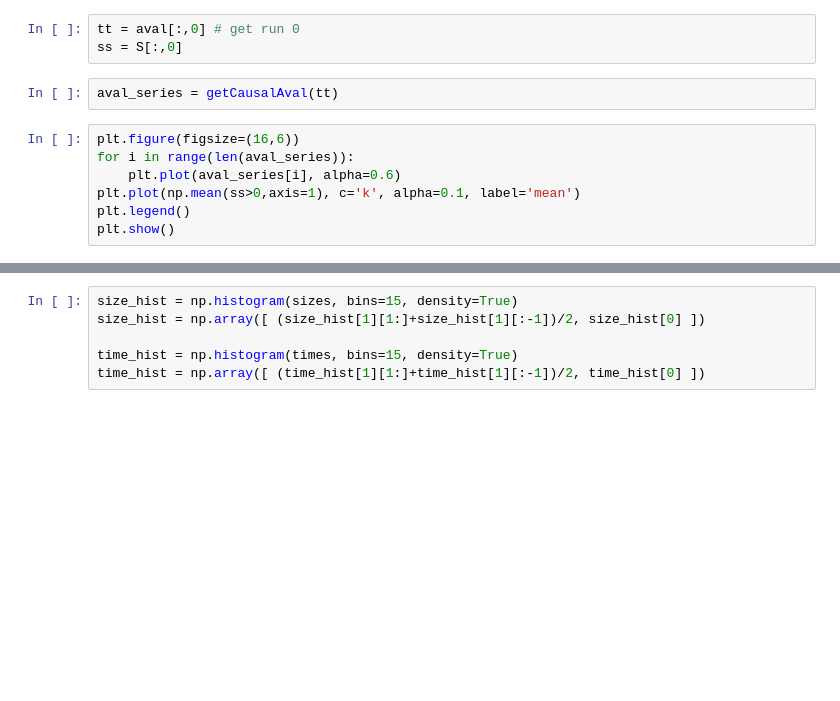
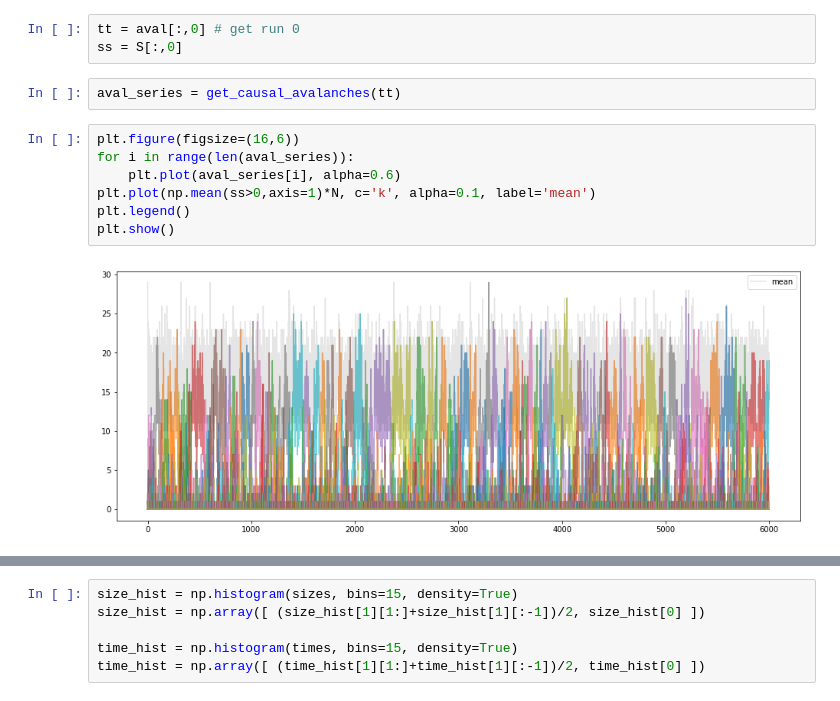
Before and after one commit to gbarzon/HTC_Mesoscopic_Brain, a Jupyter notebook: Avalanches.ipynb, the cells around one changed output, grey strips where cells are left out. Cells and saved outputs as stored; diff of their text form; blank space fills up the shorter version.

Commit message:
Fixed pdf aval center

```diff
--- a/Avalanches.ipynb
+++ b/Avalanches.ipynb
@@ -261,14 +259,16 @@ for i in range(1,steps):
 tt = aval[:,0] # get run 0
 ss = S[:,0]
 # %%
-aval_series = getCausalAval(tt)
+aval_series = get_causal_avalanches(tt)
 # %%
 plt.figure(figsize=(16,6))
 for i in range(len(aval_series)):
     plt.plot(aval_series[i], alpha=0.6)
-plt.plot(np.mean(ss>0,axis=1), c='k', alpha=0.1, label='mean')
+plt.plot(np.mean(ss>0,axis=1)*N, c='k', alpha=0.1, label='mean')
 plt.legend()
 plt.show()
+# %% [output]
+[figure, added]
 # %%
 T = 500
 
```
Also changed, not shown: parts of 7 cells of this notebook, 2 other files.
